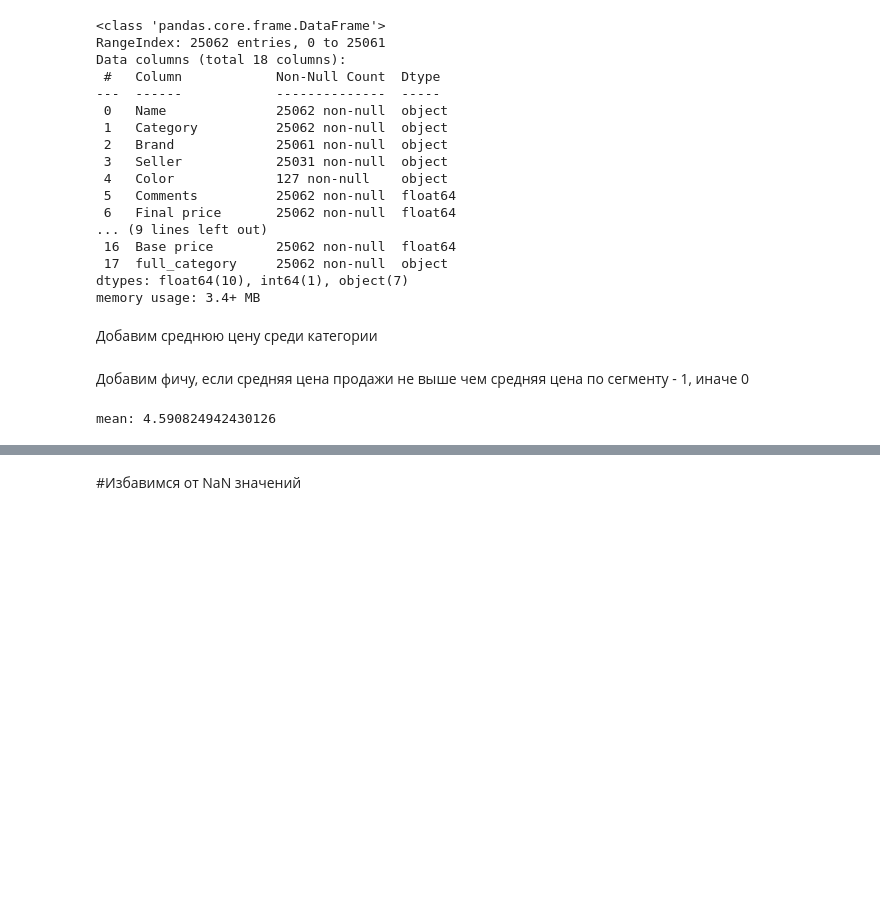
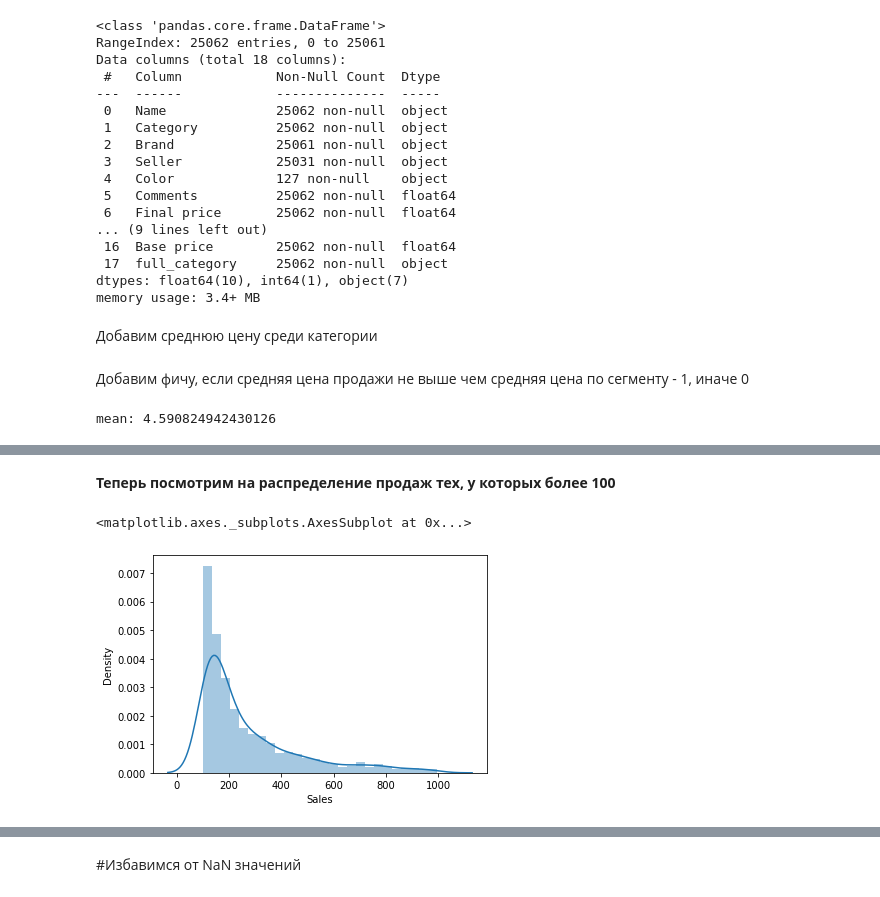
Before and after one commit to Kasymkhankhubiyev/BasicMachineLearning, a Jupyter notebook: nsu_data_competition.ipynb, the cells around one changed output, grey strips where cells are left out. Cells and saved outputs as stored; diff of their text form; code cells hidden in the pictures; blank space fills up the shorter version.

```diff
--- a/nsu_data_competition.ipynb
+++ b/nsu_data_competition.ipynb
@@ -112,0 +135,7 @@ test_data['comments_more_than_avg'] = (test_data['Comments'] > 5).astype('int')
+# %% [markdown]
+**Теперь посмотрим на распределение продаж тех, у которых более 100**
+# %%
+sns.distplot(train_data_middle.Sales)
+# %% [output]
+<matplotlib.axes._subplots.AxesSubplot at 0x...>
+[figure, added]
```
Also changed, not shown: parts of 66 cells of this notebook.
